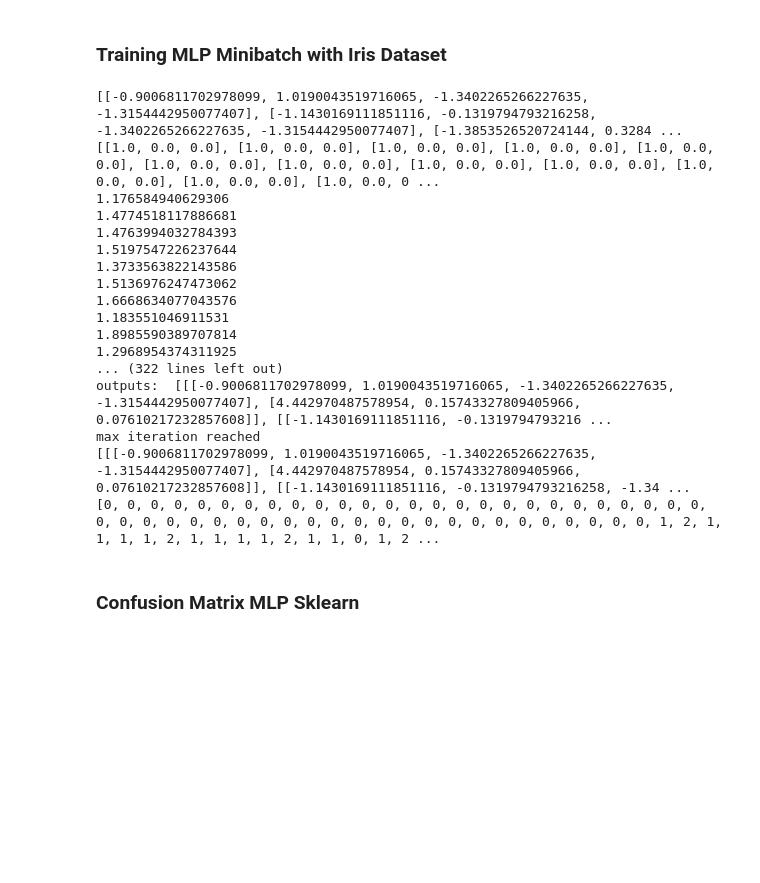
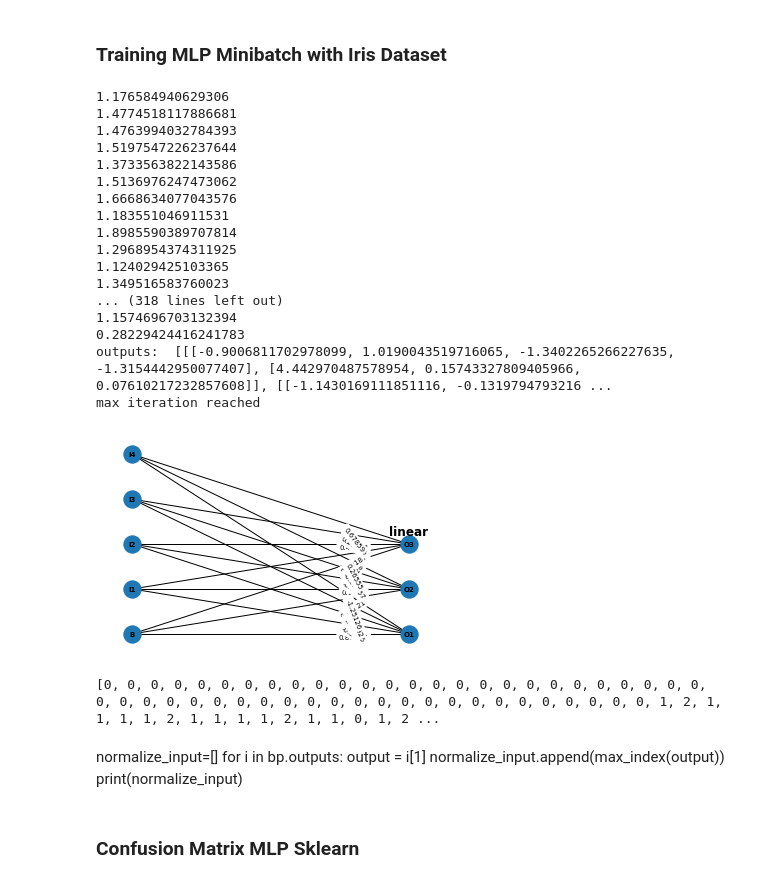
Before and after one commit to JayaMangalo/ffnn-backpropagation, a Jupyter notebook: src/TubesB_13520011.ipynb, the cells around one changed output. Saved outputs shown, nothing was run; the diff lists cells and outputs as text; code cells hidden in the pictures; blank space fills up the shorter version.

Commit message:
add model training visualization

```diff
--- a/src/TubesB_13520011.ipynb
+++ b/src/TubesB_13520011.ipynb
@@ -459,44 +459,37 @@ for i in X:
     inputX.append(array)
 outputY = []
 for i in y:
     if i == 0:
         outputY.append([1.0,0.0,0.0])
     elif i ==1:
         outputY.append([0.0,1.0,0.0])
     else:
         outputY.append([0.0,0.0,1.0])
-print(inputX)
-print(outputY)
 input = inputX
 output_target = outputY
 bp = BackPropagation(layers, input, output_target, learning_rate, error_threshold, max_iter, batch_size)
 # print(bp.outputs)
 
 # print(bp.outputs[0][1][1])
 #visualizeModel(layers)
 bp.run_backprop()
-#visualizeModel(layers)
-print(bp.outputs)
-normalize_input=[]
-for i in bp.outputs:
-    output = i[1]
-    normalize_input.append(max_index(output))
-print(normalize_input)
+visualizeModel(layers)
 # %% [output]
-[[-0.9006811702978099, 1.0190043519716065, -1.3402265266227635, -1.3154442950077407], [-1.1430169111851116, -0.1319794793216258, -1.3402265266227635, -1.3154442950077407], [-1.3853526520724144, 0.3284 ...
-[[1.0, 0.0, 0.0], [1.0, 0.0, 0.0], [1.0, 0.0, 0.0], [1.0, 0.0, 0.0], [1.0, 0.0, 0.0], [1.0, 0.0, 0.0], [1.0, 0.0, 0.0], [1.0, 0.0, 0.0], [1.0, 0.0, 0.0], [1.0, 0.0, 0.0], [1.0, 0.0, 0.0], [1.0, 0.0, 0 ...
 1.176584940629306
 1.4774518117886681
 1.4763994032784393
 1.5197547226237644
 1.3733563822143586
 1.5136976247473062
 1.6668634077043576
 1.183551046911531
 1.8985590389707814
 1.2968954374311925
-... (322 lines left out)
+1.124029425103365
+1.349516583760023
+... (318 lines left out)
+1.1574696703132394
+0.28229424416241783
 outputs:  [[[-0.9006811702978099, 1.0190043519716065, -1.3402265266227635, -1.3154442950077407], [4.442970487578954, 0.15743327809405966, 0.07610217232857608]], [[-1.1430169111851116, -0.1319794793216 ...
 max iteration reached
-[[[-0.9006811702978099, 1.0190043519716065, -1.3402265266227635, -1.3154442950077407], [4.442970487578954, 0.15743327809405966, 0.07610217232857608]], [[-1.1430169111851116, -0.1319794793216258, -1.34 ...
-[0, 0, 0, 0, 0, 0, 0, 0, 0, 0, 0, 0, 0, 0, 0, 0, 0, 0, 0, 0, 0, 0, 0, 0, 0, 0, 0, 0, 0, 0, 0, 0, 0, 0, 0, 0, 0, 0, 0, 0, 0, 0, 0, 0, 0, 0, 0, 0, 0, 0, 1, 2, 1, 1, 1, 1, 2, 1, 1, 1, 1, 2, 1, 1, 0, 1, 2 ...
+[figure, added]
@@ -503,3 +498,17 @@ max iteration reached
+# %%
+normalize_input=[]
+for i in bp.outputs:
+    output = i[1]
+    normalize_input.append(max_index(output))
+print(normalize_input)
+# %% [output]
+[0, 0, 0, 0, 0, 0, 0, 0, 0, 0, 0, 0, 0, 0, 0, 0, 0, 0, 0, 0, 0, 0, 0, 0, 0, 0, 0, 0, 0, 0, 0, 0, 0, 0, 0, 0, 0, 0, 0, 0, 0, 0, 0, 0, 0, 0, 0, 0, 0, 0, 1, 2, 1, 1, 1, 1, 2, 1, 1, 1, 1, 2, 1, 1, 0, 1, 2 ...
+# %% [markdown]
+normalize_input=[]
+for i in bp.outputs:
+    output = i[1]
+    normalize_input.append(max_index(output))
+print(normalize_input)
 # %% [markdown]
 ### Confusion Matrix MLP Sklearn
 # %%
```
Also changed, not shown: parts of 1 cell of this notebook.
